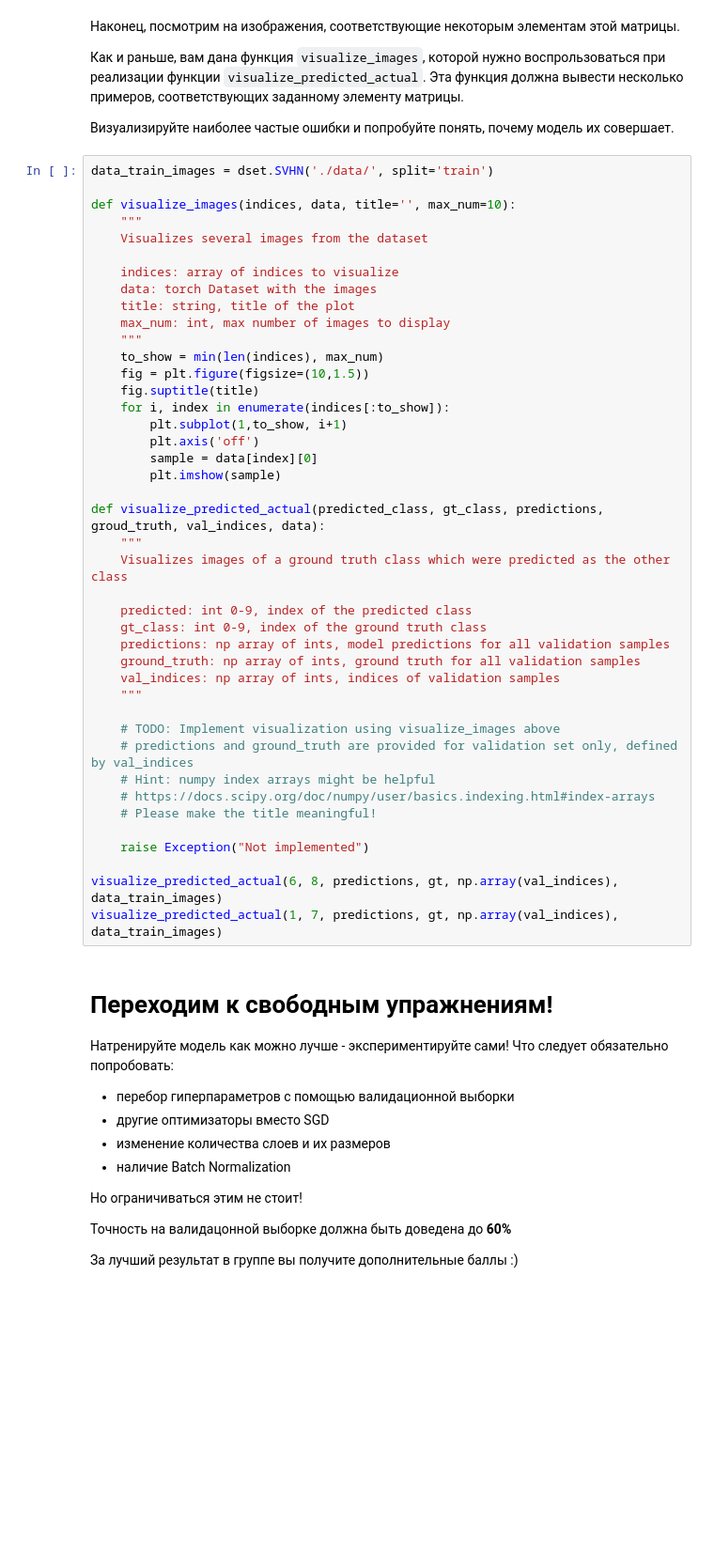
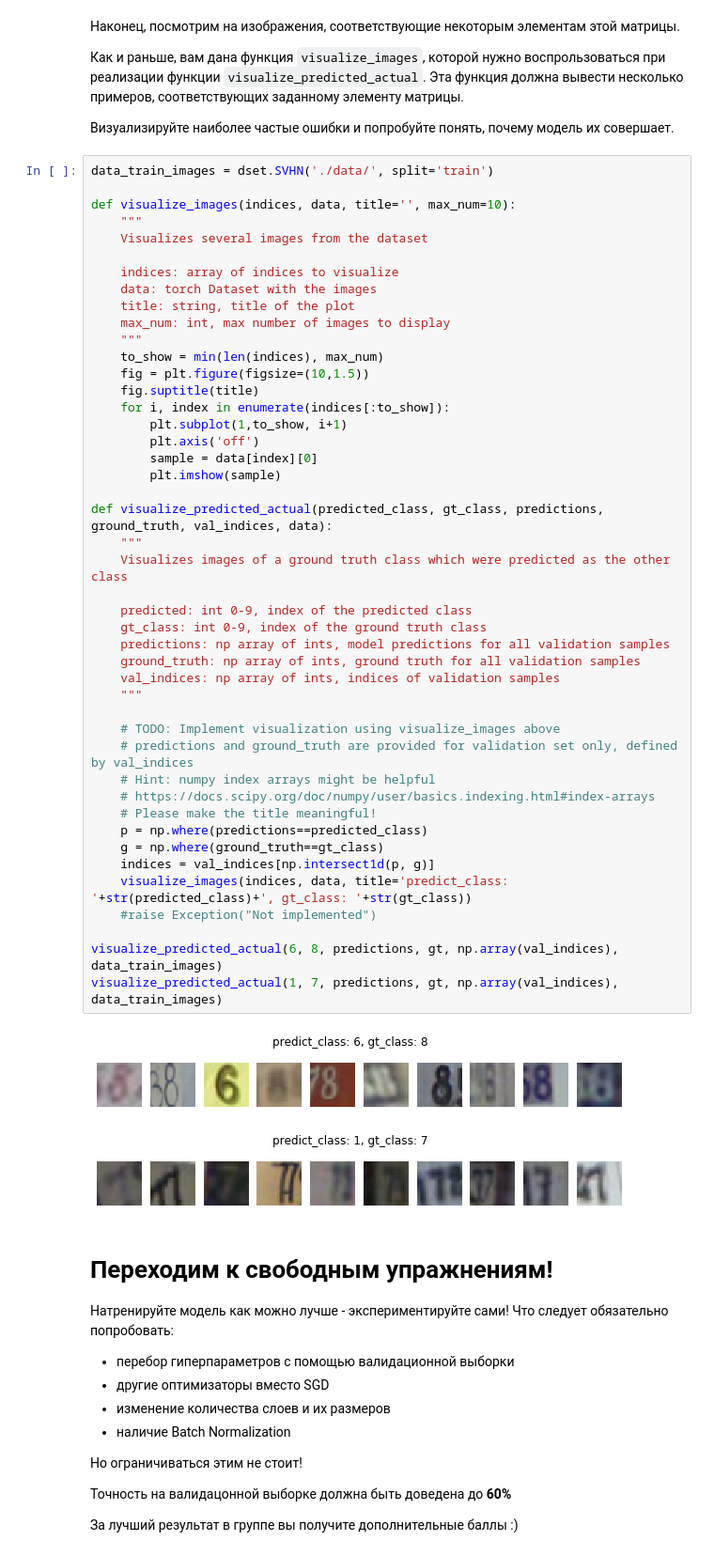
Before and after one commit to rika7596/python-study, a Jupyter notebook: dlcourse_ai/assignments/assignment2/PyTorch.ipynb, the cells around one changed output. Shown at 94% size. Saved outputs shown, nothing was run; the diff lists cells and outputs as text; blank space fills up the shorter version.

```diff
--- a/dlcourse_ai/assignments/assignment2/PyTorch.ipynb
+++ b/dlcourse_ai/assignments/assignment2/PyTorch.ipynb
@@ -324,36 +426,42 @@ def visualize_images(indices, data, title='', max_num=10):
     title: string, title of the plot
     max_num: int, max number of images to display
     """
     to_show = min(len(indices), max_num)
     fig = plt.figure(figsize=(10,1.5))
     fig.suptitle(title)
     for i, index in enumerate(indices[:to_show]):
         plt.subplot(1,to_show, i+1)
         plt.axis('off')
         sample = data[index][0]
         plt.imshow(sample)
 
-def visualize_predicted_actual(predicted_class, gt_class, predictions, groud_truth, val_indices, data):
+def visualize_predicted_actual(predicted_class, gt_class, predictions, ground_truth, val_indices, data):
     """
     Visualizes images of a ground truth class which were predicted as the other class
 
     predicted: int 0-9, index of the predicted class
     gt_class: int 0-9, index of the ground truth class
     predictions: np array of ints, model predictions for all validation samples
     ground_truth: np array of ints, ground truth for all validation samples
     val_indices: np array of ints, indices of validation samples
     """
 
     # TODO: Implement visualization using visualize_images above
     # predictions and ground_truth are provided for validation set only, defined by val_indices
     # Hint: numpy index arrays might be helpful
     # https://docs.scipy.org/doc/numpy/user/basics.indexing.html#index-arrays
     # Please make the title meaningful!
-
-    raise Exception("Not implemented")
+    p = np.where(predictions==predicted_class)
+    g = np.where(ground_truth==gt_class)
+    indices = val_indices[np.intersect1d(p, g)]
+    visualize_images(indices, data, title='predict_class: '+str(predicted_class)+', gt_class: '+str(gt_class))
+    #raise Exception("Not implemented")
 
 visualize_predicted_actual(6, 8, predictions, gt, np.array(val_indices), data_train_images)
 visualize_predicted_actual(1, 7, predictions, gt, np.array(val_indices), data_train_images)
+# %% [output]
+[figure, added]
+[figure, added]
 # %% [markdown]
 # Переходим к свободным упражнениям!
 
```
Also changed, not shown: parts of 13 cells of this notebook, 1 other file.
